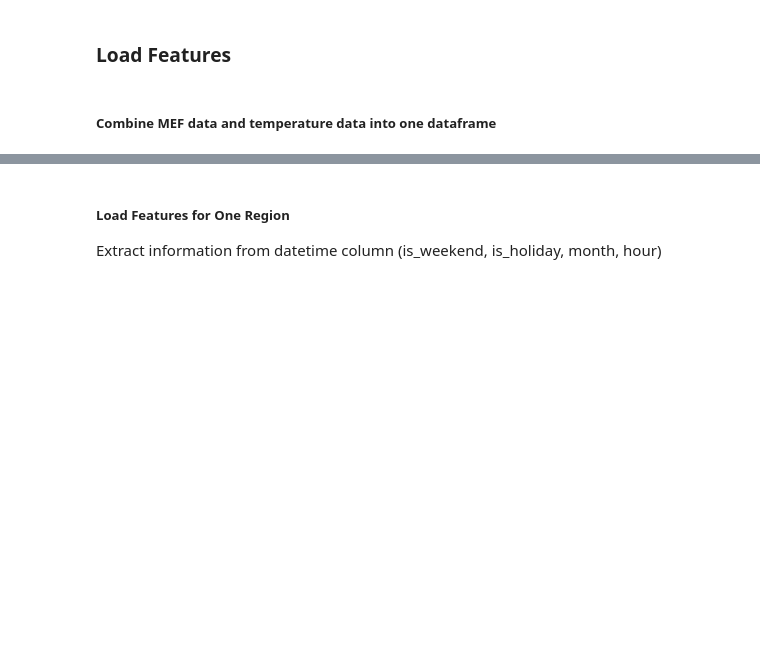
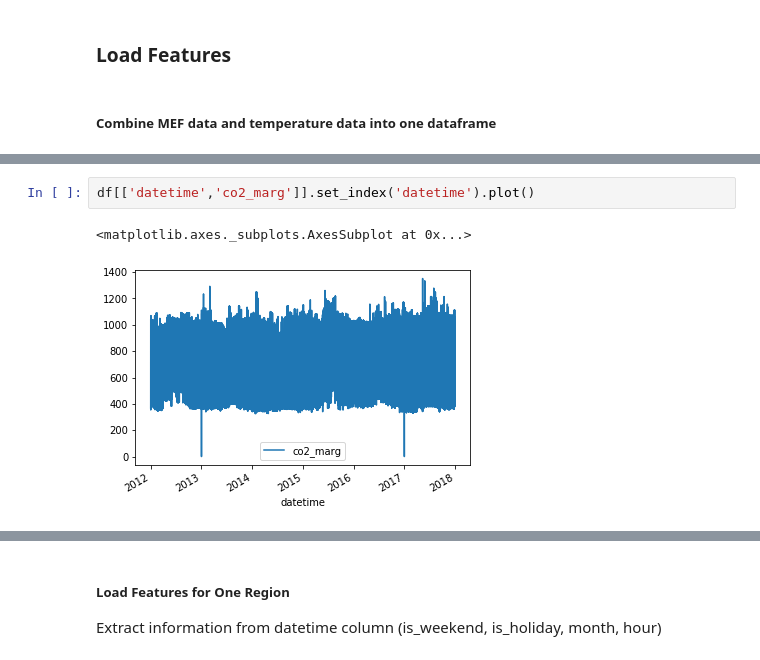
Before and after one commit to amy-wang/thesis2, a Jupyter notebook: lin_reg_forecasting_model/load_features.ipynb, the cells around one changed output, grey strips where cells are left out. Drawn from its saved outputs; the diff is of its cells as text; blank space fills up the shorter version.

```diff
--- a/lin_reg_forecasting_model/load_features.ipynb
+++ b/lin_reg_forecasting_model/load_features.ipynb
@@ -51,0 +108,5 @@ currently processing NPCC
+# %%
+df[['datetime','co2_marg']].set_index('datetime').plot()
+# %% [output]
+<matplotlib.axes._subplots.AxesSubplot at 0x...>
+[figure, added]
```
Also changed, not shown: parts of 23 cells of this notebook.
